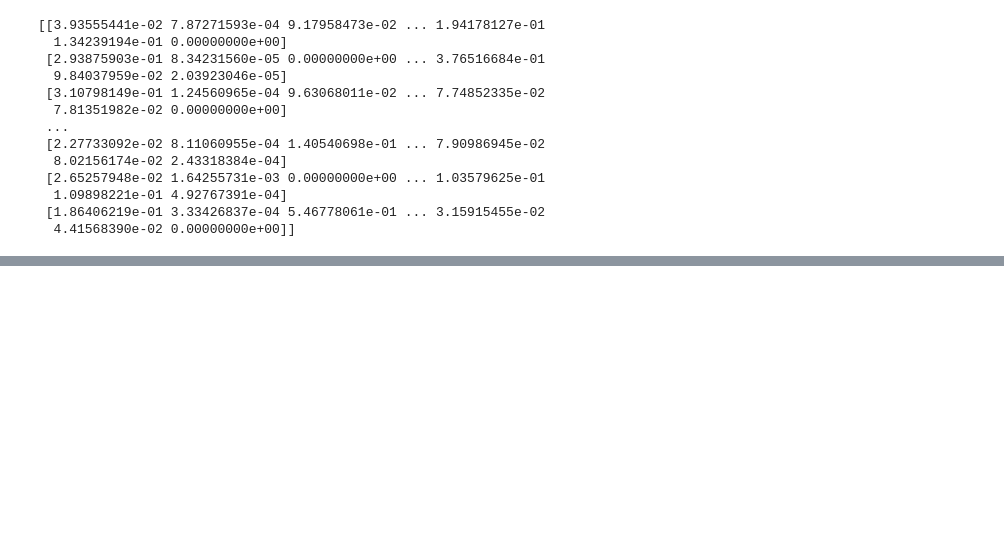
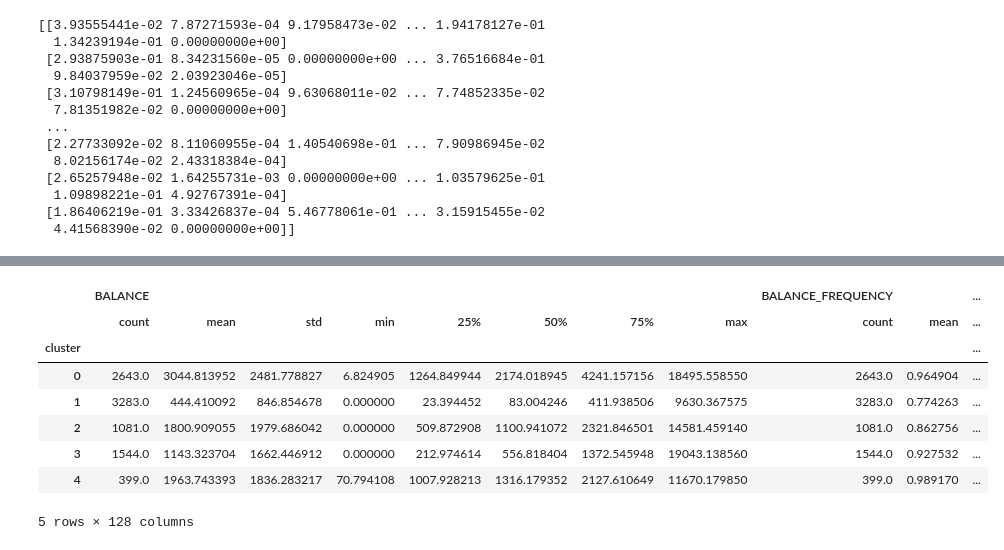
Before and after one commit to Facco-Bruno/Alura-ML, a Jupyter notebook: Credit_Card_Clustering.ipynb, the cells around one changed output, grey strips where cells are left out. Drawn from its saved outputs; the diff is of its cells as text; code cells hidden in the pictures; blank space fills up the shorter version.

```diff
--- a/Credit_Card_Clustering.ipynb
+++ b/Credit_Card_Clustering.ipynb
@@ -105,0 +171,12 @@ print(dbs)
+# %%
+df.groupby("cluster").describe()
+# %% [output]
+|  | BALANCE |  |  |  |  |  |  |  | BALANCE_FREQUENCY |  | ... |
+|  | count | mean | std | min | 25% | 50% | 75% | max | count | mean | ... |
+| cluster |  |  |  |  |  |  |  |  |  |  | ... |
+| 0 | 2643.0 | 3044.813952 | 2481.778827 | 6.824905 | 1264.849944 | 2174.018945 | 4241.157156 | 18495.558550 | 2643.0 | 0.964904 | ... |
+| 1 | 3283.0 | 444.410092 | 846.854678 | 0.000000 | 23.394452 | 83.004246 | 411.938506 | 9630.367575 | 3283.0 | 0.774263 | ... |
+| 2 | 1081.0 | 1800.909055 | 1979.686042 | 0.000000 | 509.872908 | 1100.941072 | 2321.846501 | 14581.459140 | 1081.0 | 0.862756 | ... |
+| 3 | 1544.0 | 1143.323704 | 1662.446912 | 0.000000 | 212.974614 | 556.818404 | 1372.545948 | 19043.138560 | 1544.0 | 0.927532 | ... |
+| 4 | 399.0 | 1963.743393 | 1836.283217 | 70.794108 | 1007.928213 | 1316.179352 | 2127.610649 | 11670.179850 | 399.0 | 0.989170 | ... |
+5 rows × 128 columns
```
Also changed, not shown: parts of 19 cells of this notebook.
